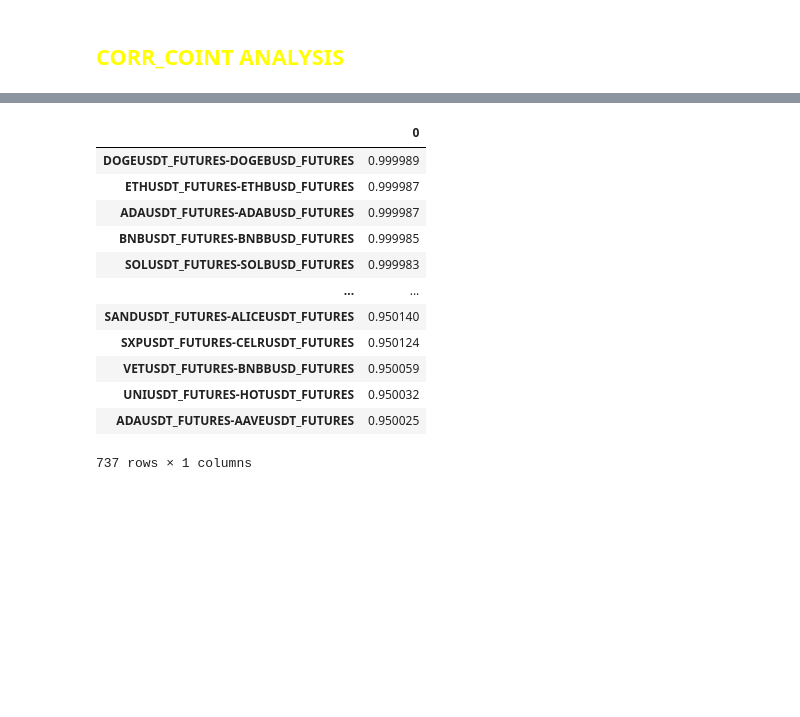
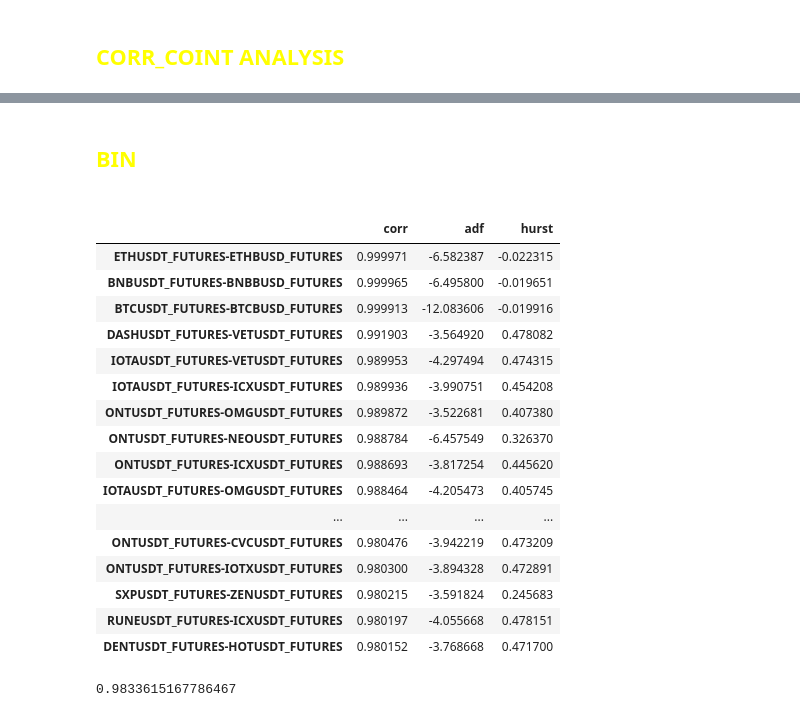
Before and after one commit to mscbr/algo_pairs, a Jupyter notebook: analysis/binance_derivatives_analysis.ipynb, the cells around one changed output, grey strips where cells are left out. Drawn from its saved outputs; the diff is of its cells as text; code cells hidden in the pictures; blank space fills up the shorter version.

Commit message:
CointAnalyzer cleanup v2

```diff
--- a/analysis/binance_derivatives_analysis.ipynb
+++ b/analysis/binance_derivatives_analysis.ipynb
@@ -23,8 +23,8 @@ coint_analyzer = Coint_Analyzer(
             "binance_historical_30m_FUTURES_6b1f260d-1873-417a-ae21-1317557f5930"],
   processed_data_path="../processed_data/ANALYZER_TEST/",
   interval="30m",
-  days_filter=360,
-  corr_filter=0.95
+  days_filter=200,
+  corr_filter=0.93
 )
 # %%
 coint_analyzer.generate_co_matrices(vanilla_kalman=True)
@@ -46,18 +49,26 @@ cointegrations = pd.read_csv(
-# %%
-correlations = correlations.loc[correlations.iloc[:, 0]
-                                            > 0.95]
-correlations
-# %% [output]
-|  | 0 |
-| DOGEUSDT_FUTURES-DOGEBUSD_FUTURES | 0.999989 |
-| ETHUSDT_FUTURES-ETHBUSD_FUTURES | 0.999987 |
-| ADAUSDT_FUTURES-ADABUSD_FUTURES | 0.999987 |
-| BNBUSDT_FUTURES-BNBBUSD_FUTURES | 0.999985 |
-| SOLUSDT_FUTURES-SOLBUSD_FUTURES | 0.999983 |
-| ... | ... |
-| SANDUSDT_FUTURES-ALICEUSDT_FUTURES | 0.950140 |
-| SXPUSDT_FUTURES-CELRUSDT_FUTURES | 0.950124 |
-| VETUSDT_FUTURES-BNBBUSD_FUTURES | 0.950059 |
-| UNIUSDT_FUTURES-HOTUSDT_FUTURES | 0.950032 |
-| ADAUSDT_FUTURES-AAVEUSDT_FUTURES | 0.950025 |
-737 rows × 1 columns
+# %% [markdown]
+<h2 style="color: yellow">BIN<h2>
+# %%
+coint_analyzer.coint_pairs.head(60)
+# %% [output]
+|  | corr | adf | hurst |
+| ETHUSDT_FUTURES-ETHBUSD_FUTURES | 0.999971 | -6.582387 | -0.022315 |
+| BNBUSDT_FUTURES-BNBBUSD_FUTURES | 0.999965 | -6.495800 | -0.019651 |
+| BTCUSDT_FUTURES-BTCBUSD_FUTURES | 0.999913 | -12.083606 | -0.019916 |
+| DASHUSDT_FUTURES-VETUSDT_FUTURES | 0.991903 | -3.564920 | 0.478082 |
+| IOTAUSDT_FUTURES-VETUSDT_FUTURES | 0.989953 | -4.297494 | 0.474315 |
+| IOTAUSDT_FUTURES-ICXUSDT_FUTURES | 0.989936 | -3.990751 | 0.454208 |
+| ONTUSDT_FUTURES-OMGUSDT_FUTURES | 0.989872 | -3.522681 | 0.407380 |
+| ONTUSDT_FUTURES-NEOUSDT_FUTURES | 0.988784 | -6.457549 | 0.326370 |
+| ONTUSDT_FUTURES-ICXUSDT_FUTURES | 0.988693 | -3.817254 | 0.445620 |
+| IOTAUSDT_FUTURES-OMGUSDT_FUTURES | 0.988464 | -4.205473 | 0.405745 |
+| ... | ... | ... | ... |
+| ONTUSDT_FUTURES-CVCUSDT_FUTURES | 0.980476 | -3.942219 | 0.473209 |
+| ONTUSDT_FUTURES-IOTXUSDT_FUTURES | 0.980300 | -3.894328 | 0.472891 |
+| SXPUSDT_FUTURES-ZENUSDT_FUTURES | 0.980215 | -3.591824 | 0.245683 |
+| RUNEUSDT_FUTURES-ICXUSDT_FUTURES | 0.980197 | -4.055668 | 0.478151 |
+| DENTUSDT_FUTURES-HOTUSDT_FUTURES | 0.980152 | -3.768668 | 0.471700 |
+# %%
+coint_analyzer.corr_pairs.loc['ONTUSDT_FUTURES-NEOUSDT_FUTURES'][0]
+# %% [output]
+0.9833615167786467
```
Also changed, not shown: parts of 3 cells of this notebook, 1 other file.
